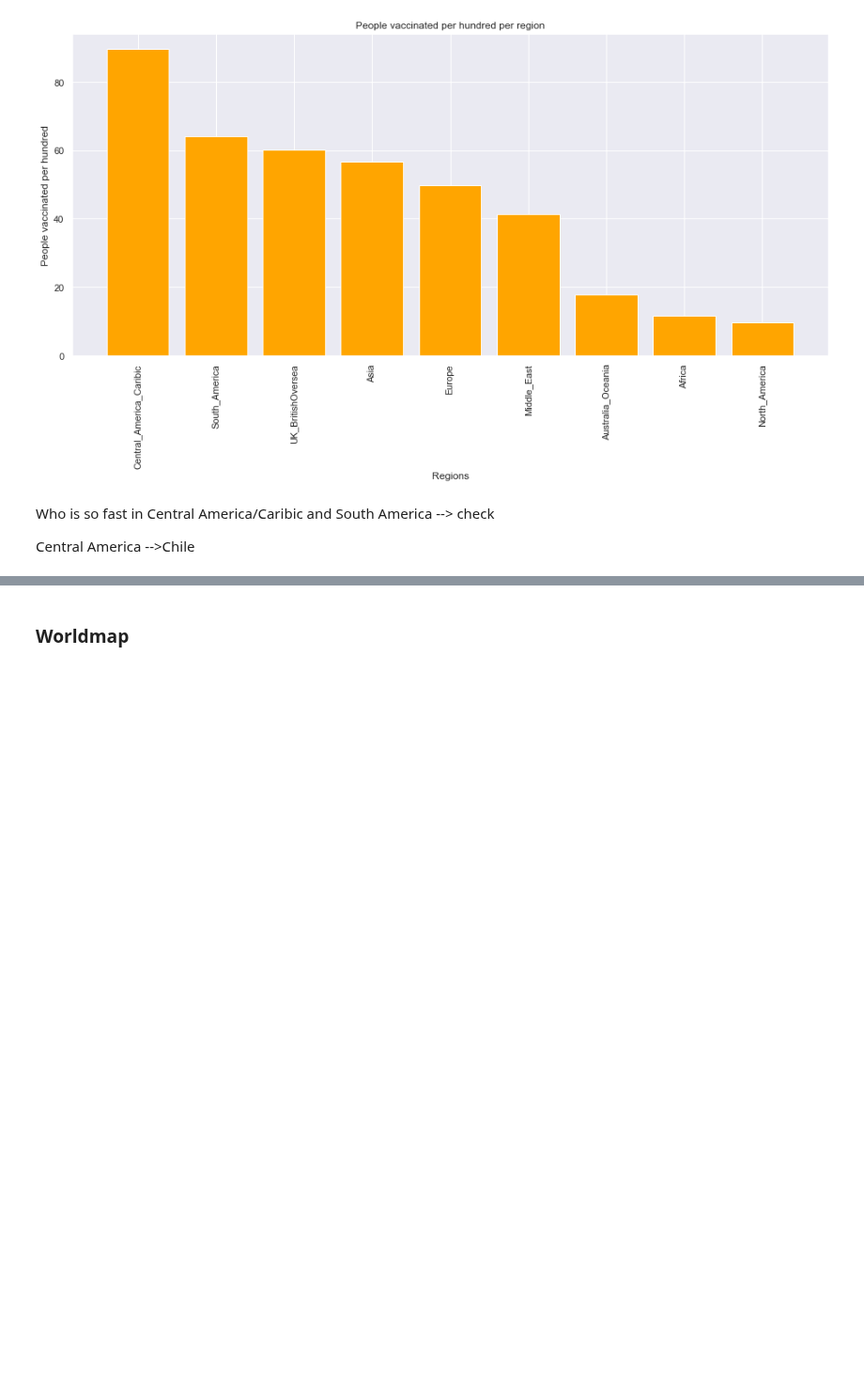
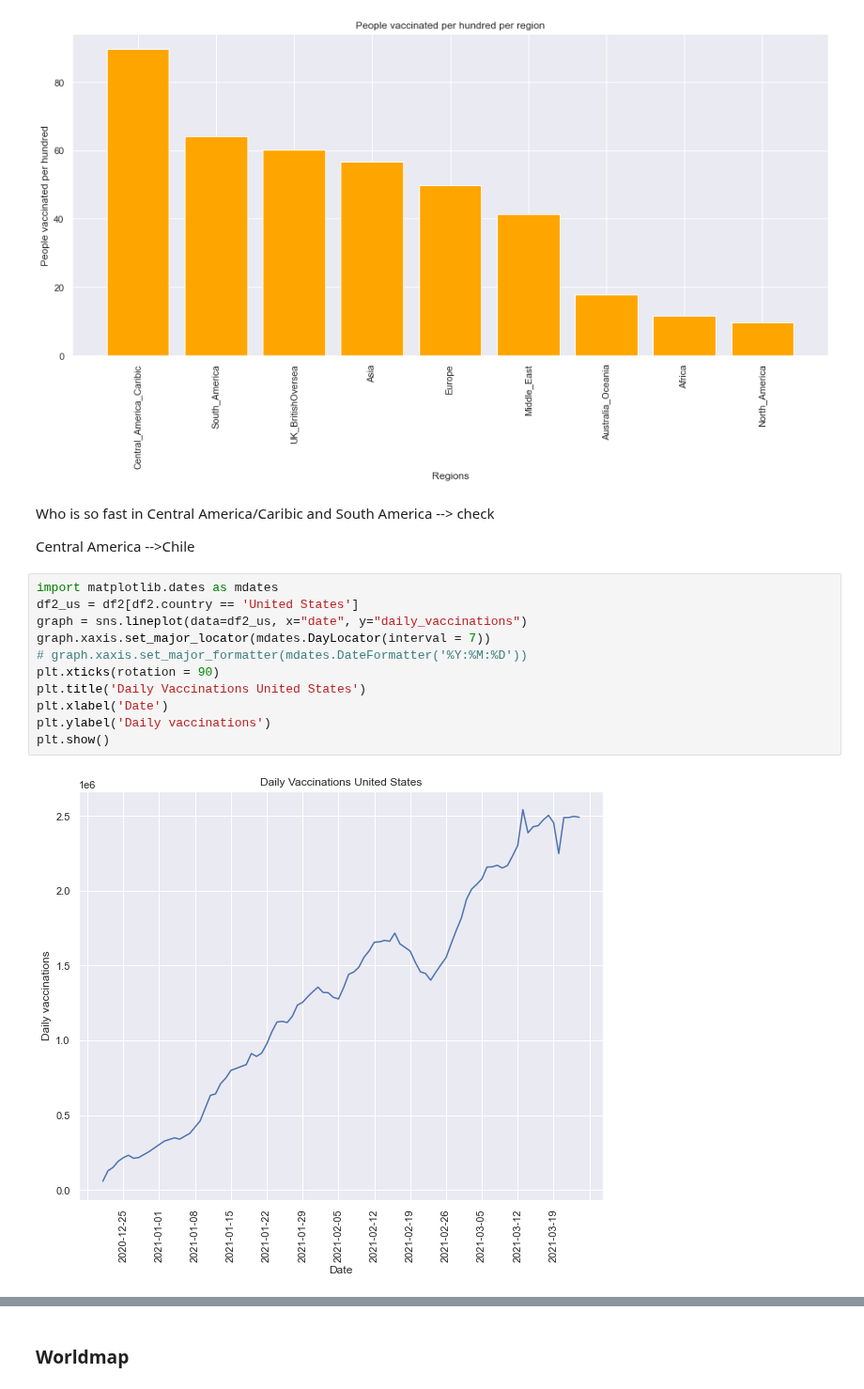
Before and after one commit to BiBa-01/Capstone_Covid, a Jupyter notebook: 09042021_EDA_Visualization_Birte.ipynb, the cells around one changed output, grey strips where cells are left out. Shown at 94% size. Cells and saved outputs as stored; diff of their text form; blank space fills up the shorter version.

Commit message:
plot for USA, China and India added

```diff
--- a/09042021_EDA_Visualization_Birte.ipynb
+++ b/09042021_EDA_Visualization_Birte.ipynb
@@ -343,3 +343,16 @@ plt.show();
 Who is so fast in Central America/Caribic and South America --> check
 
 Central America -->Chile
+# %%
+import matplotlib.dates as mdates
+df2_us = df2[df2.country == 'United States']
+graph = sns.lineplot(data=df2_us, x="date", y="daily_vaccinations")
+graph.xaxis.set_major_locator(mdates.DayLocator(interval = 7))
+# graph.xaxis.set_major_formatter(mdates.DateFormatter('%Y:%M:%D'))
+plt.xticks(rotation = 90)
+plt.title('Daily Vaccinations United States')
+plt.xlabel('Date')
+plt.ylabel('Daily vaccinations')
+plt.show()
+# %% [output]
+[figure, added]
```
Also changed, not shown: parts of 20 cells of this notebook.
